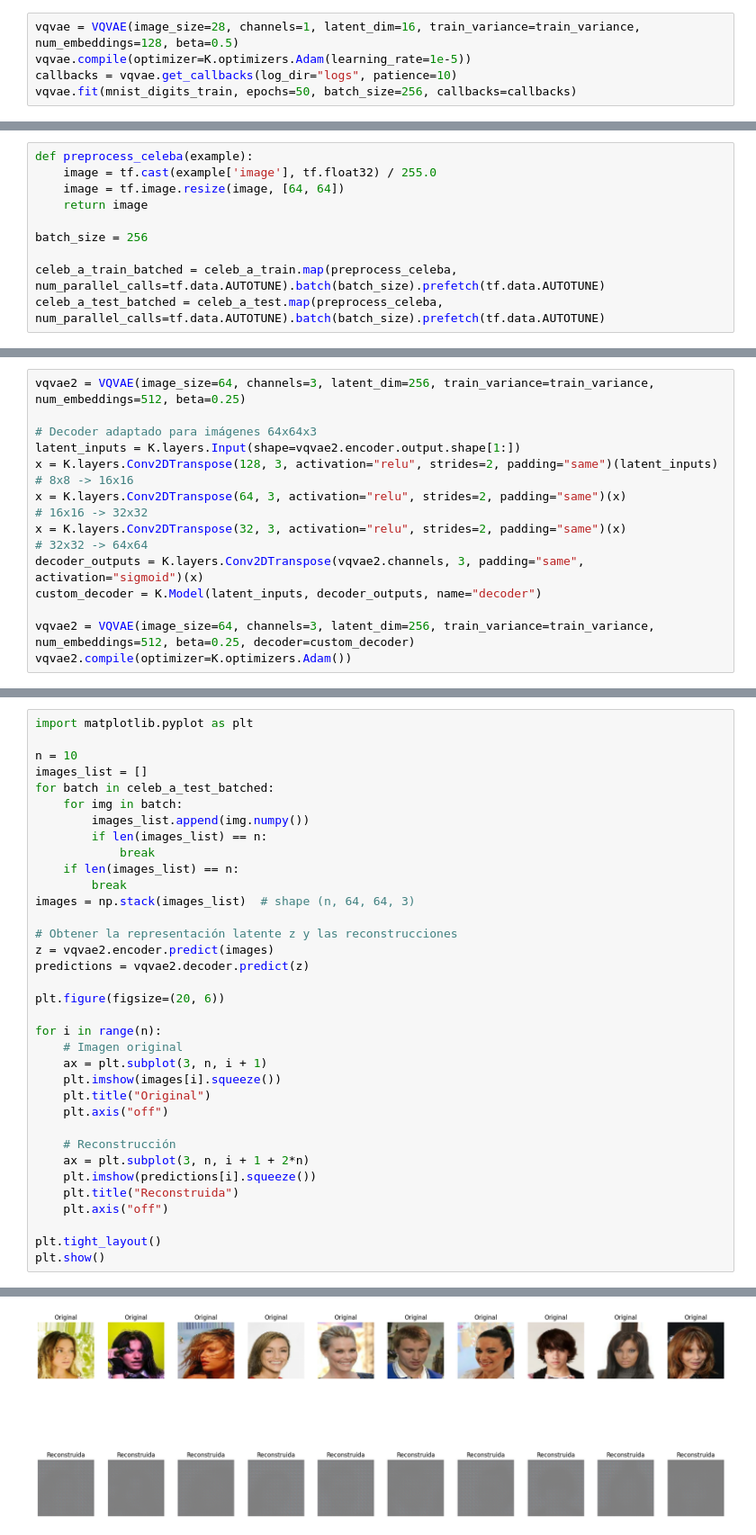
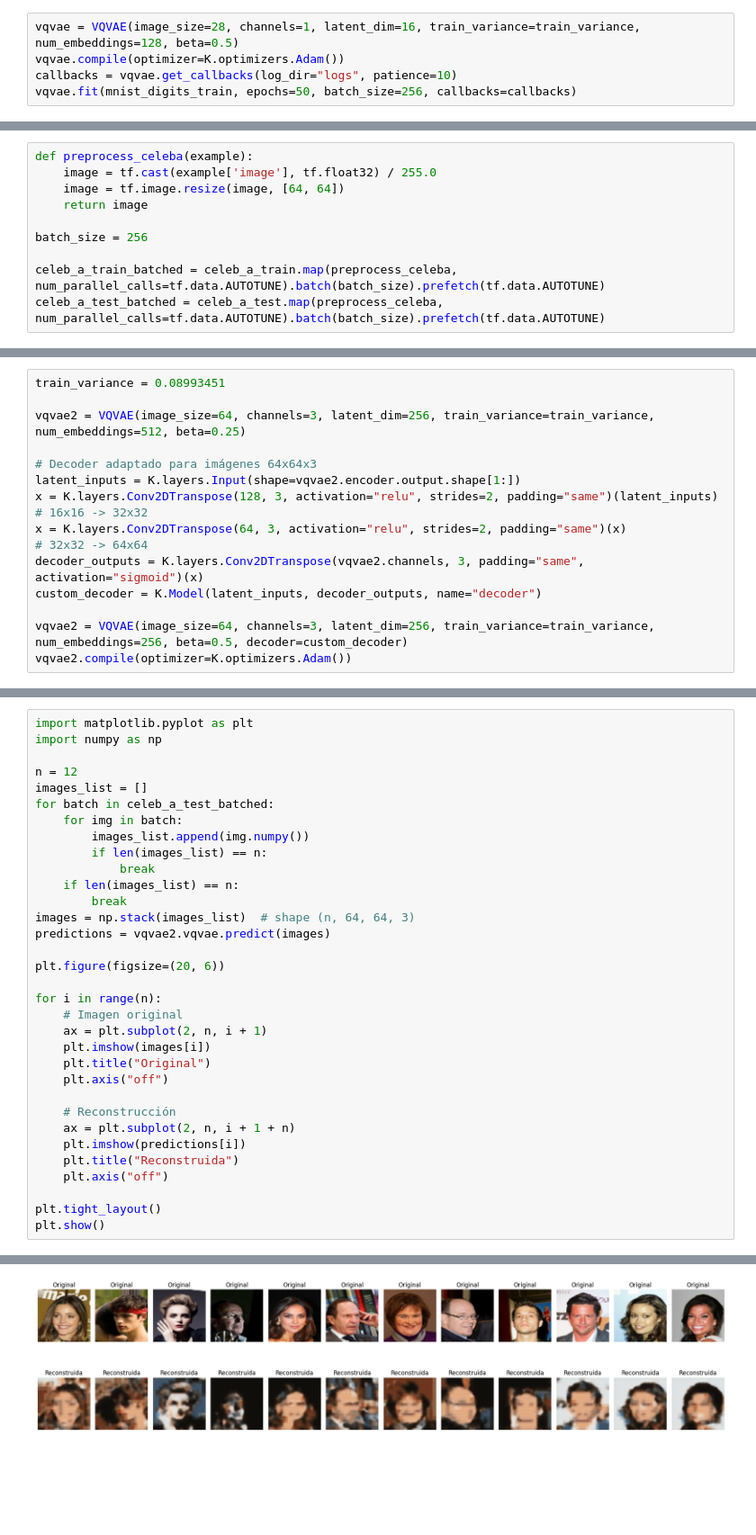
Before and after one commit to roicort/VAE-VQ-VAE, a Jupyter notebook: VQ-VAE/VQVAE.ipynb, the cells around one changed output, grey strips where cells are left out. Shown: that part at 90% size. Cells and saved outputs as stored; diff of their text form; blank space fills up the shorter version.

Commit message:
GPU Train

```diff
--- a/VQ-VAE/VQVAE.ipynb
+++ b/VQ-VAE/VQVAE.ipynb
@@ -26,7 +31,7 @@ print(train_variance)
 ### Training the VAE
 # %%
 vqvae = VQVAE(image_size=28, channels=1, latent_dim=16, train_variance=train_variance, num_embeddings=128, beta=0.5)
-vqvae.compile(optimizer=K.optimizers.Adam(learning_rate=1e-5))
+vqvae.compile(optimizer=K.optimizers.Adam())
 callbacks = vqvae.get_callbacks(log_dir="logs", patience=10)
 vqvae.fit(mnist_digits_train, epochs=50, batch_size=256, callbacks=callbacks)
 # %% [output]
@@ -148,15 +159,16 @@ Varianza de entrenamiento CelebA: 0.08993445
 # %%
+train_variance = 0.08993451
+
 vqvae2 = VQVAE(image_size=64, channels=3, latent_dim=256, train_variance=train_variance, num_embeddings=512, beta=0.25)
 
 # Decoder adaptado para imágenes 64x64x3
 latent_inputs = K.layers.Input(shape=vqvae2.encoder.output.shape[1:])
-x = K.layers.Conv2DTranspose(128, 3, activation="relu", strides=2, padding="same")(latent_inputs)  # 8x8 -> 16x16
-x = K.layers.Conv2DTranspose(64, 3, activation="relu", strides=2, padding="same")(x)              # 16x16 -> 32x32
-x = K.layers.Conv2DTranspose(32, 3, activation="relu", strides=2, padding="same")(x)              # 32x32 -> 64x64
+x = K.layers.Conv2DTranspose(128, 3, activation="relu", strides=2, padding="same")(latent_inputs)  # 16x16 -> 32x32
+x = K.layers.Conv2DTranspose(64, 3, activation="relu", strides=2, padding="same")(x)              # 32x32 -> 64x64
 decoder_outputs = K.layers.Conv2DTranspose(vqvae2.channels, 3, padding="same", activation="sigmoid")(x)
 custom_decoder = K.Model(latent_inputs, decoder_outputs, name="decoder")
 
-vqvae2 = VQVAE(image_size=64, channels=3, latent_dim=256, train_variance=train_variance, num_embeddings=512, beta=0.25, decoder=custom_decoder)
+vqvae2 = VQVAE(image_size=64, channels=3, latent_dim=256, train_variance=train_variance, num_embeddings=256, beta=0.5, decoder=custom_decoder)
 vqvae2.compile(optimizer=K.optimizers.Adam())
 # %%
 callbacks2 = vqvae2.get_callbacks(log_dir="logs", patience=10)
@@ -183,7 +203,8 @@ Epoch 11/50
 # %%
 import matplotlib.pyplot as plt
+import numpy as np
 
-n = 10
+n = 12
 images_list = []
 for batch in celeb_a_test_batched:
     for img in batch:
@@ -193,23 +214,20 @@ for batch in celeb_a_test_batched:
     if len(images_list) == n:
         break
 images = np.stack(images_list)  # shape (n, 64, 64, 3)
-
-# Obtener la representación latente z y las reconstrucciones
-z = vqvae2.encoder.predict(images)
-predictions = vqvae2.decoder.predict(z)
+predictions = vqvae2.vqvae.predict(images)
 
 plt.figure(figsize=(20, 6))
 
 for i in range(n):
     # Imagen original
-    ax = plt.subplot(3, n, i + 1)
-    plt.imshow(images[i].squeeze())
+    ax = plt.subplot(2, n, i + 1)
+    plt.imshow(images[i])
     plt.title("Original")
     plt.axis("off")
 
     # Reconstrucción
-    ax = plt.subplot(3, n, i + 1 + 2*n)
-    plt.imshow(predictions[i].squeeze())
+    ax = plt.subplot(2, n, i + 1 + n)
+    plt.imshow(predictions[i])
     plt.title("Reconstruida")
     plt.axis("off")
 
@@ -221 +238 @@ plt.show()
-[figure, old version]
+[figure, new version]
```
Also changed, not shown: parts of 8 cells of this notebook, 4 other files.
